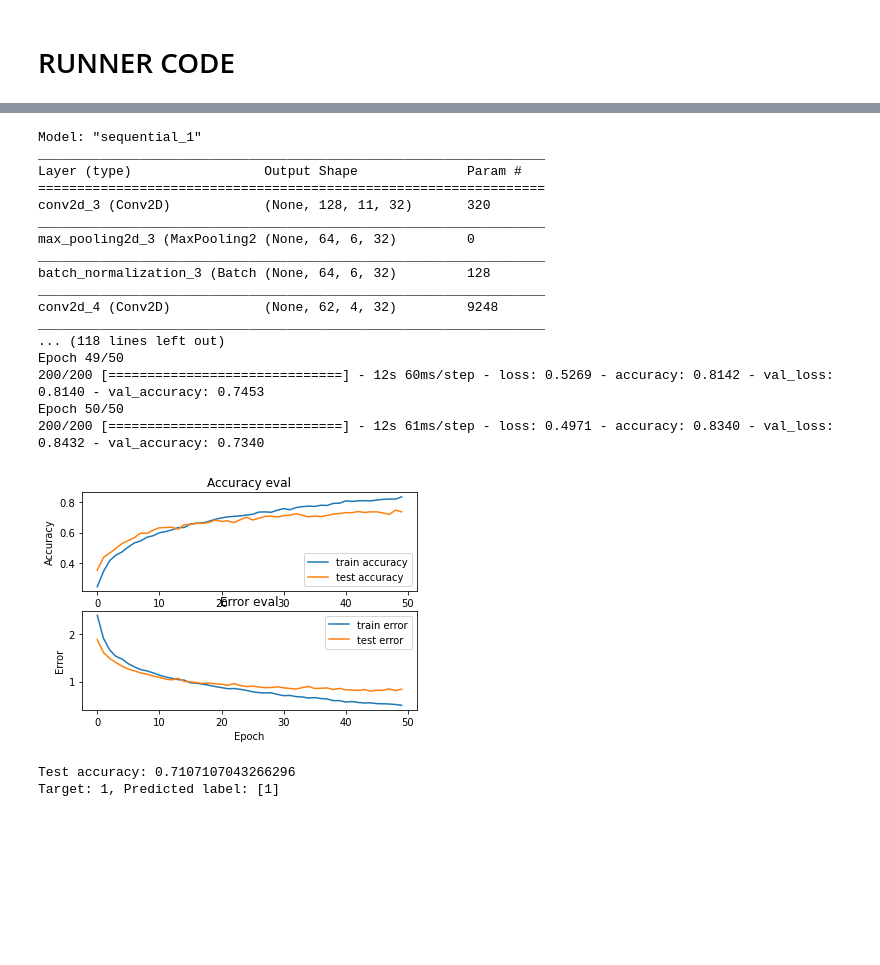
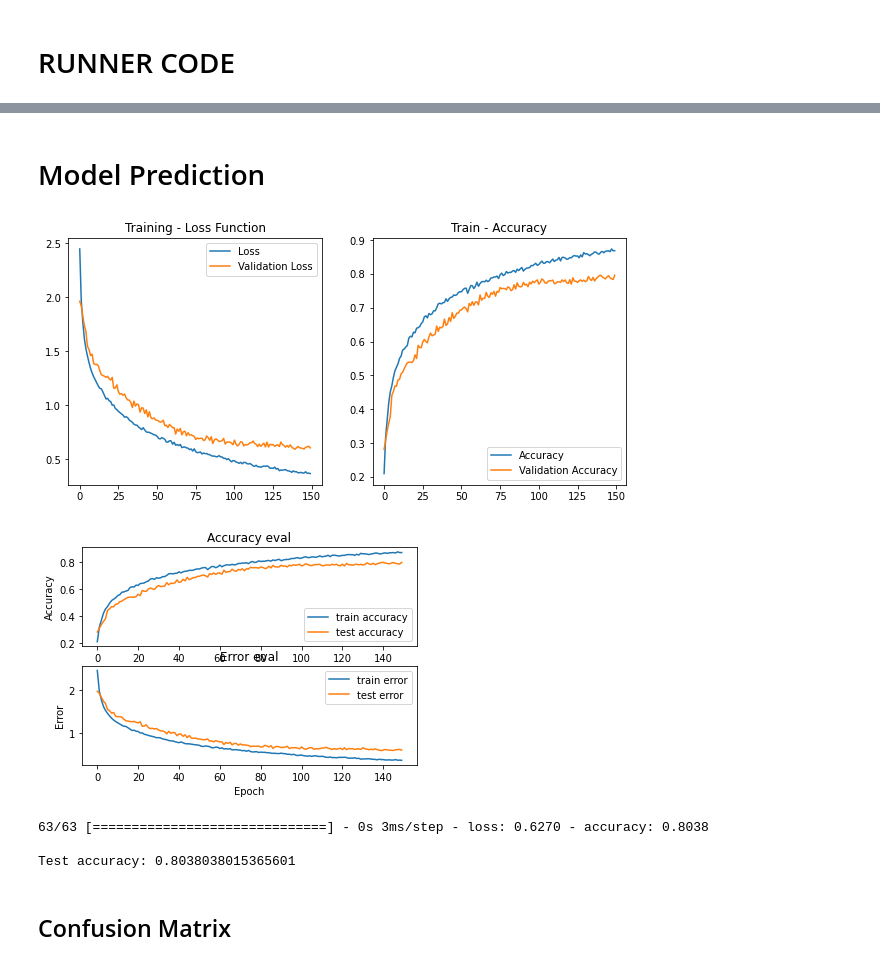
Before and after one commit to weasel-codes/music-classification, a Jupyter notebook: Music_Genre_Classification.ipynb, the cells around one changed output, grey strips where cells are left out. Cells and saved outputs as stored; diff of their text form; code cells hidden in the pictures; blank space fills up the shorter version.

Commit message:
Final CNN Model with Testing of data

```diff
--- a/Music_Genre_Classification.ipynb
+++ b/Music_Genre_Classification.ipynb
@@ -269,56 +175,17 @@ Target: 9, Predicted label: [9]
-# %%
-# MAIN RUNNER
-if __name__ == "__main__":
-
-    # get train, validation, test splits
-    X_train, X_validation, X_test, y_train, y_validation, y_test = prepare_datasets(0.2, 0.2)
-
-    # create network
-    input_shape = (X_train.shape[1], X_train.shape[2], 1)
-    model = build_model(input_shape)
-
-    # compile model
-    optimiser = keras.optimizers.Adam(learning_rate=0.0001)
-    model.compile(optimizer=optimiser,
-                  loss='sparse_categorical_crossentropy',
-                  metrics=['accuracy'])
-
-    model.summary()
-
-    # train model
-    history = model.fit(X_train, y_train, validation_data=(X_validation, y_validation), batch_size=32, epochs=50)
-
-    # plot accuracy/error for training and validation
-    plot_history(history)
-
-    # evaluate model on test set
-    test_loss, test_acc = model.evaluate(X_test, y_test, verbose=0)
-    print('\nTest accuracy:', test_acc)
-
-    # pick a sample to predict from the test set
-    X_to_predict = X_test[100]
-    y_to_predict = y_test[100]
-
-    # predict sample
-    predict(model, X_to_predict, y_to_predict)
-# %% [output]
-Model: "sequential_1"
-_________________________________________________________________
-Layer (type)                 Output Shape              Param #
-=================================================================
-conv2d_3 (Conv2D)            (None, 128, 11, 32)       320
-_________________________________________________________________
-max_pooling2d_3 (MaxPooling2 (None, 64, 6, 32)         0
-_________________________________________________________________
-batch_normalization_3 (Batch (None, 64, 6, 32)         128
-_________________________________________________________________
-conv2d_4 (Conv2D)            (None, 62, 4, 32)         9248
-_________________________________________________________________
-... (118 lines left out)
-Epoch 49/50
-200/200 [==============================] - 12s 60ms/step - loss: 0.5269 - accuracy: 0.8142 - val_loss: 0.8140 - val_accuracy: 0.7453
-Epoch 50/50
-200/200 [==============================] - 12s 61ms/step - loss: 0.4971 - accuracy: 0.8340 - val_loss: 0.8432 - val_accuracy: 0.7340
-[figure, removed]
-Test accuracy: 0.7107107043266296
-Target: 1, Predicted label: [1]
+# %% [markdown]
+# Model Prediction
+# %%
+# plot accuracy/error for training and validation
+plot_history(history)
+
+# evaluate model on test set
+test_loss, test_acc = model.evaluate(X_test, y_test, verbose=1)
+print('\nTest accuracy:', test_acc)
+# %% [output]
+[figure, added]
+[figure, added]
+63/63 [==============================] - 0s 3ms/step - loss: 0.6270 - accuracy: 0.8038
+
+Test accuracy: 0.8038038015365601
+# %% [markdown]
+## Confusion Matrix
```
Also changed, not shown: parts of 19 cells of this notebook.
